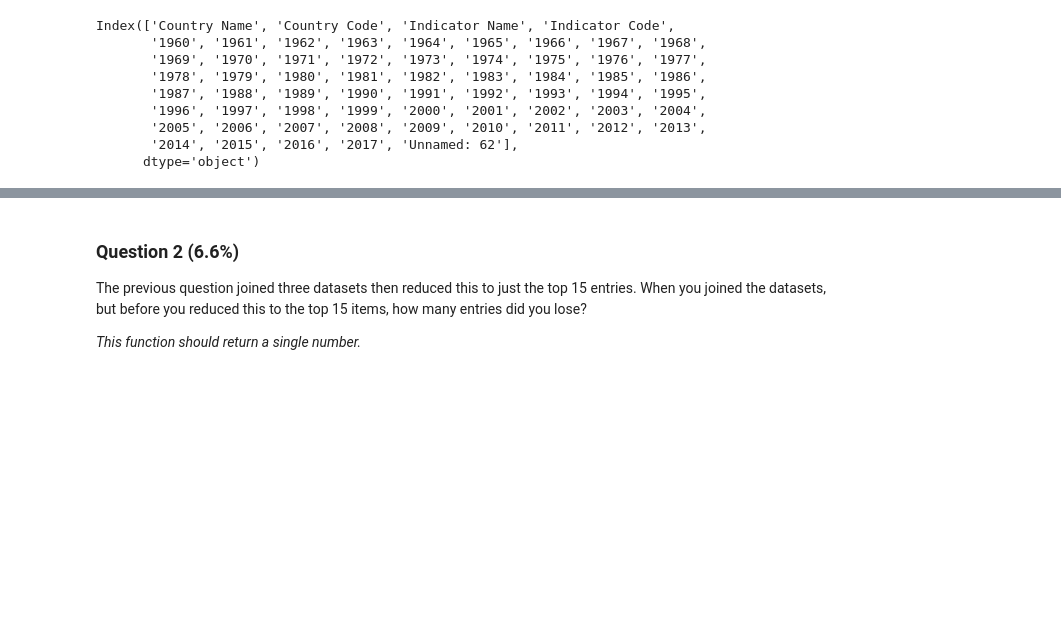
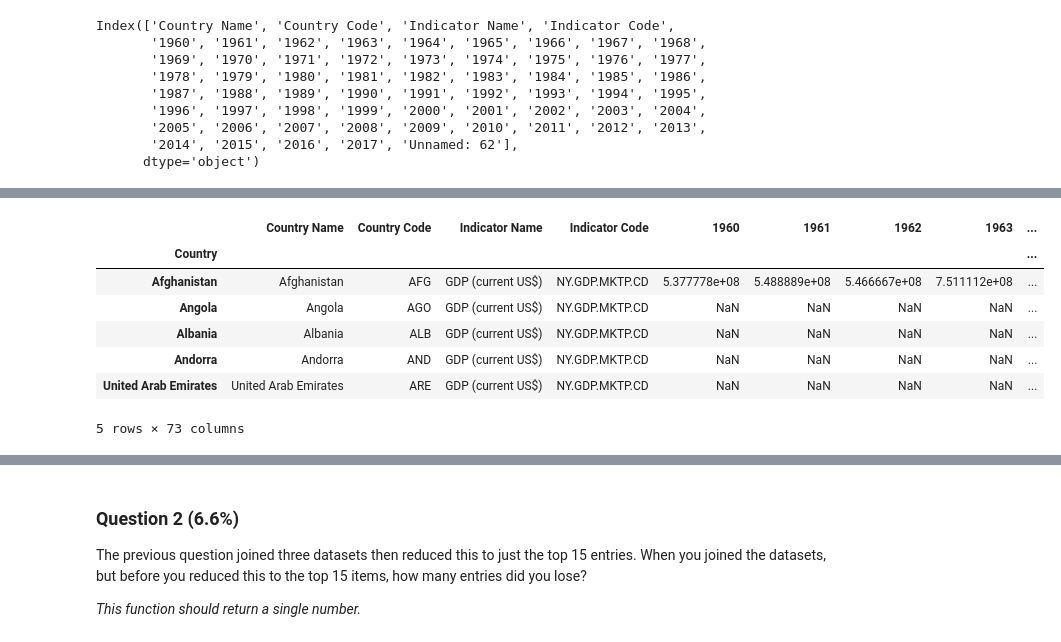
Before and after one commit to wontheone1/introduction-to-data-science-in-python, a Jupyter notebook: week3/Assignment3.ipynb, the cells around one changed output, grey strips where cells are left out. Cells and saved outputs as stored; diff of their text form; code cells hidden in the pictures; blank space fills up the shorter version.

```diff
--- a/week3/Assignment3.ipynb
+++ b/week3/Assignment3.ipynb
@@ -182,0 +191,13 @@ GDP.where((GDP['Country Name'] == "Hong Kong")
+# %%
+df = pd.merge(GDP, pd.merge(ScimEn, energy, on='Country'), left_on = 'Country Name', right_on = 'Country')
+df.set_index('Country',inplace=True)
+df.head()
+# %% [output]
+|  | Country Name | Country Code | Indicator Name | Indicator Code | 1960 | 1961 | 1962 | 1963 | ... |
+| Country |  |  |  |  |  |  |  |  | ... |
+| Afghanistan | Afghanistan | AFG | GDP (current US$) | NY.GDP.MKTP.CD | 5.377778e+08 | 5.488889e+08 | 5.466667e+08 | 7.511112e+08 | ... |
+| Angola | Angola | AGO | GDP (current US$) | NY.GDP.MKTP.CD | NaN | NaN | NaN | NaN | ... |
+| Albania | Albania | ALB | GDP (current US$) | NY.GDP.MKTP.CD | NaN | NaN | NaN | NaN | ... |
+| Andorra | Andorra | AND | GDP (current US$) | NY.GDP.MKTP.CD | NaN | NaN | NaN | NaN | ... |
+| United Arab Emirates | United Arab Emirates | ARE | GDP (current US$) | NY.GDP.MKTP.CD | NaN | NaN | NaN | NaN | ... |
+5 rows × 73 columns
```
Also changed, not shown: parts of 5 cells of this notebook.
